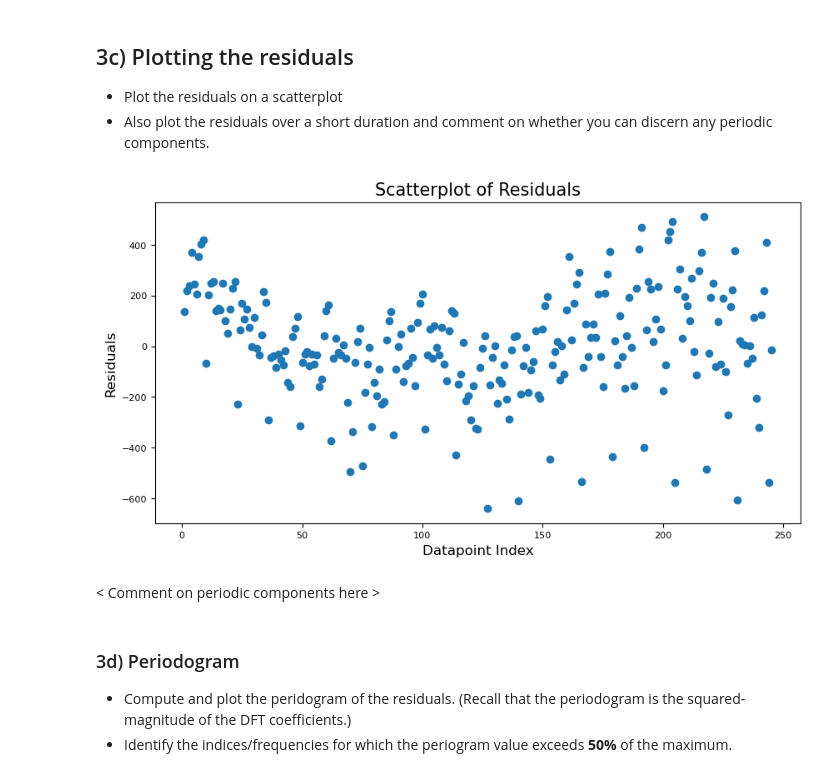
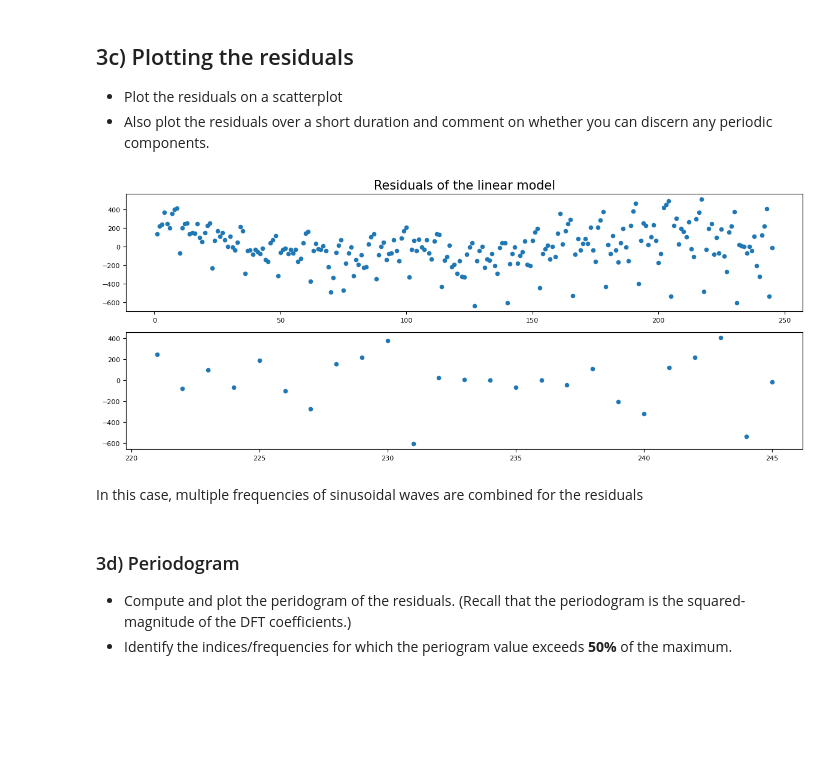
Before and after one commit to TK594/IB-Data-Science, a Jupyter notebook: Exercises/03 Exercise Notebook 3.ipynb, the cells around one changed output. Saved outputs shown, nothing was run; the diff lists cells and outputs as text; code cells hidden in the pictures; blank space fills up the shorter version.

```diff
--- a/Exercises/03 Exercise Notebook 3.ipynb
+++ b/Exercises/03 Exercise Notebook 3.ipynb
@@ -120,28 +120,23 @@ Regression coefficients: Beta_0 = 2367.382       Beta_1 =  5.939
 
 - Plot the residuals on a scatterplot
 - Also plot the residuals over a short duration and comment on whether you can discern any periodic components.
-# %%
-# Your code here
-# ompute the residuals
-resid_lin = yvals - fit_lin
-
-# Set parameters to make sure figures are large enough.
-plt.rcParams['figure.figsize'] = [10, 5]
-plt.rcParams['axes.titlesize'] = 15
-plt.rcParams['axes.labelsize'] = 12
-plt.rcParams['xtick.labelsize'] = 8
-plt.rcParams['ytick.labelsize'] = 8
-plt.xlabel('Datapoint Index')
-plt.ylabel('Residuals')
-plt.title('Scatterplot of Residuals')
-
-# Scatter plot of the residuals
-plt.scatter(xvals, resid_lin)
-plt.show()
-# %% [output]
-[figure, removed]
-# %% [markdown]
-< Comment on periodic components here >
+# %%
+# Your code here
+# ompute the residuals
+resid_lin = yvals - fit_lin
+
+# Plot the residuals
+plt.rcParams['figure.figsize'] = [12, 5]
+plt.subplot(211)
+plt.scatter(xvals, resid_lin, s=20)
+plt.title('Residuals of the linear model')
+plt.subplot(212)
+plt.scatter(xvals[220:250], resid_lin[220:250], s=20)
+plt.tight_layout()
+# %% [output]
+[figure, added]
+# %% [markdown]
+In this case, multiple frequencies of sinusoidal waves are combined for the residuals
 # %% [markdown]
 ### 3d) Periodogram
 
```
Also changed, not shown: parts of 9 cells of this notebook.
